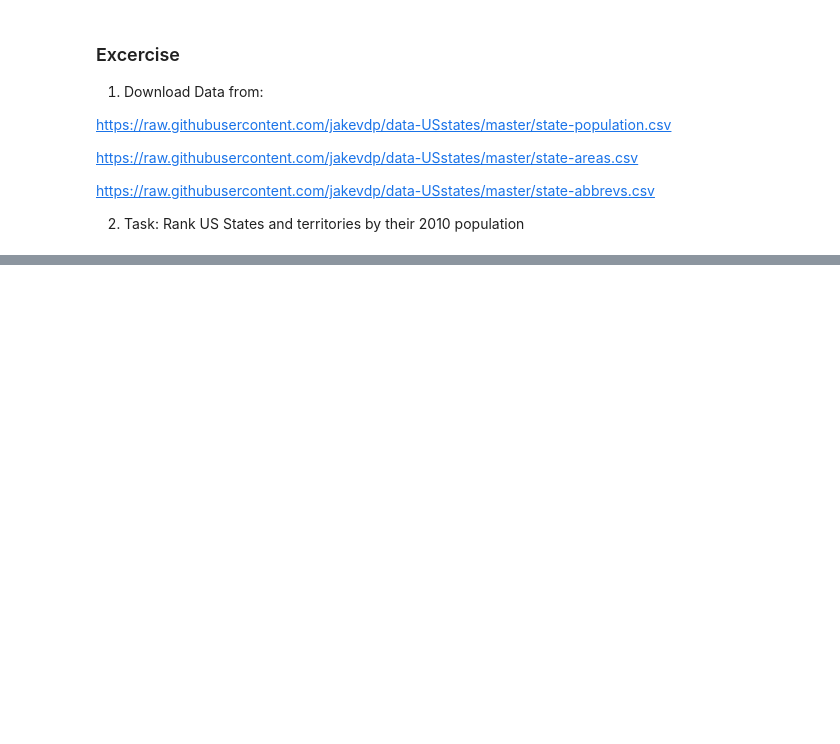
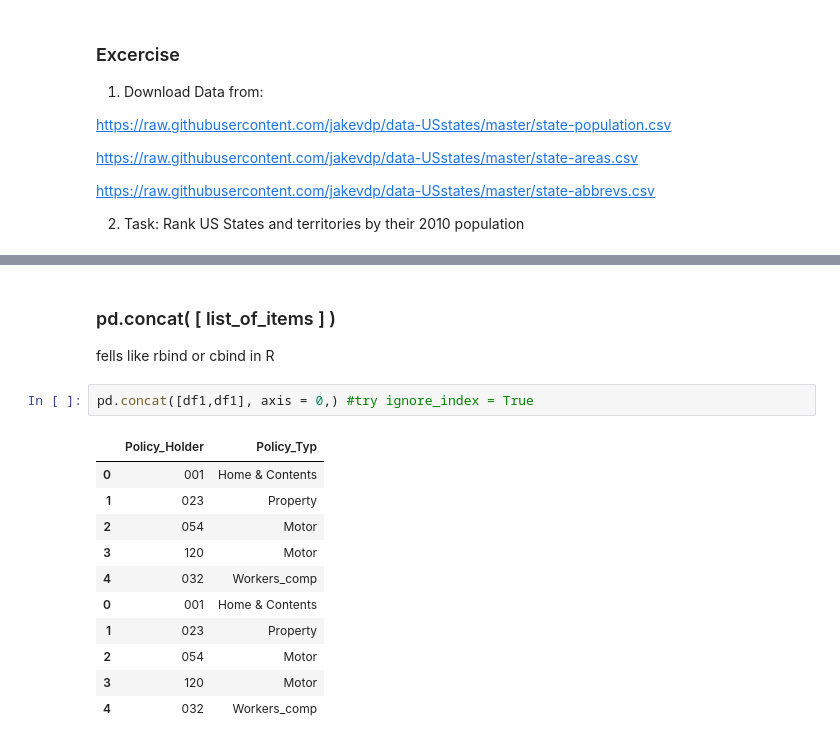
Before and after one commit to rimzbravz/Intro_to_Python, a Jupyter notebook: Intro_To_Python_Pandas.ipynb, the cells around one changed output, grey strips where cells are left out. Saved outputs shown, nothing was run; the diff lists cells and outputs as text; blank space fills up the shorter version.

```diff
--- a/Intro_To_Python_Pandas.ipynb
+++ b/Intro_To_Python_Pandas.ipynb
@@ -536,0 +571,18 @@ https://raw.githubusercontent.com/jakevdp/data-USstates/master/state-abbrevs.csv
+# %% [markdown]
+### pd.concat( [ list_of_items ] )
+
+fells like rbind or cbind in R
+# %%
+pd.concat([df1,df1], axis = 0,) #try ignore_index = True
+# %% [output]
+|  | Policy_Holder | Policy_Typ |
+| 0 | 001 | Home & Contents |
+| 1 | 023 | Property |
+| 2 | 054 | Motor |
+| 3 | 120 | Motor |
+| 4 | 032 | Workers_comp |
+| 0 | 001 | Home & Contents |
+| 1 | 023 | Property |
+| 2 | 054 | Motor |
+| 3 | 120 | Motor |
+| 4 | 032 | Workers_comp |
```
Also changed, not shown: parts of 9 cells of this notebook.
